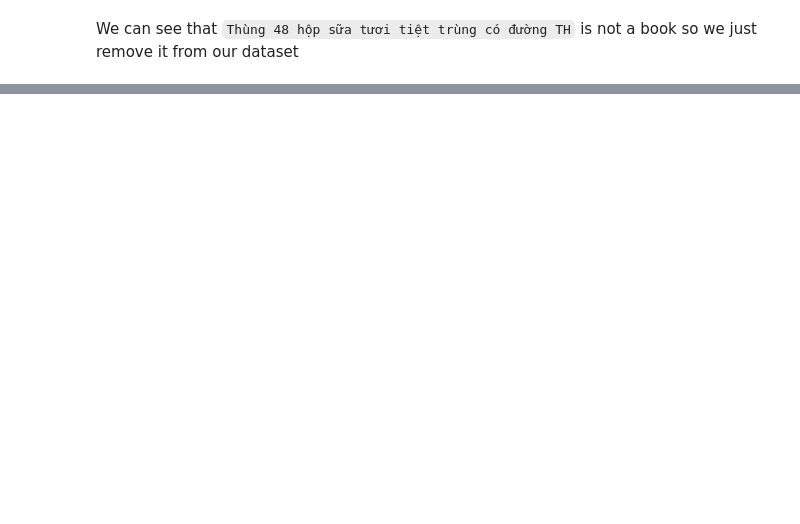
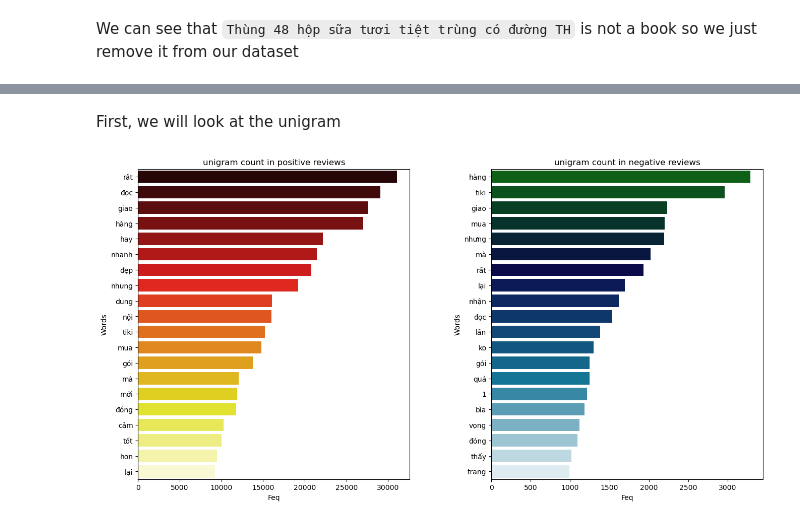
Before and after one commit to trungluong12/LTCKHDL_FinalProject, a Jupyter notebook: FinalProject.ipynb, the cells around one changed output, grey strips where cells are left out. Cells and saved outputs as stored; diff of their text form; code cells hidden in the pictures; blank space fills up the shorter version.

```diff
--- a/FinalProject.ipynb
+++ b/FinalProject.ipynb
@@ -652,0 +645,2 @@ from sklearn.decomposition import LatentDirichletAllocation
+# %%
+comment_df = comment_df.fillna('')
@@ -652,0 +676,39 @@ from sklearn.decomposition import LatentDirichletAllocation
+# %% [markdown]
+First, we will look at the unigram
+# %%
+from collections import defaultdict
+## custom function for ngram generation ##
+def generate_ngrams(text, n_gram=1):
+    token = [token for token in text.lower().split(" ") if token != "" ]
+    ngrams = zip(*[token[i:] for i in range(n_gram)])
+    return [" ".join(ngram) for ngram in ngrams]
+
+def ngrams(df,n):
+    freq_dict = defaultdict(int)
+    for sent in df:
+        for word in generate_ngrams(sent,n):
+            freq_dict[word] += 1
+    fd_sorted = pd.DataFrame(sorted(freq_dict.items(), key=lambda x: x[1])[::-1],columns=['words','freq'])
+    return fd_sorted
+
+fd_sorted_pos = ngrams(comment_df[comment_df.rating>=3]["clean_text"],1)
+fd_sorted_neg = ngrams(comment_df[comment_df.rating<3]["clean_text"],1)
+# %%
+import seaborn as sns
+def visualize_words(fd_sorted_pos,title_pos,fd_sorted_neg,title_neg,style_pos = 'hot',style_neg = 'ocean'):
+    fig,ax = plt.subplots(1,2,figsize=(16,8))
+    ax1,ax2 = ax.flatten()
+
+    sns.barplot(x = fd_sorted_pos['freq'][:20], y = fd_sorted_pos.words[:20], palette= style_pos,ax=ax1)
+    ax1.set_title(title_pos)
+    ax1.set_ylabel('Words')
+    ax1.set_xlabel('Feq')
+
+    sns.barplot(x = fd_sorted_neg['freq'][:20], y = fd_sorted_neg.words[:20], palette = style_neg,ax=ax2)
+    ax2.set_title(title_neg)
+    ax2.set_ylabel('Words')
+    ax2.set_xlabel('Feq')
+    plt.subplots_adjust(wspace=0.3);
+visualize_words(fd_sorted_pos,'unigram count in positive reviews',fd_sorted_neg,'unigram count in negative reviews')
+# %% [output]
+[figure, added]
```
Also changed, not shown: parts of 81 cells of this notebook.
